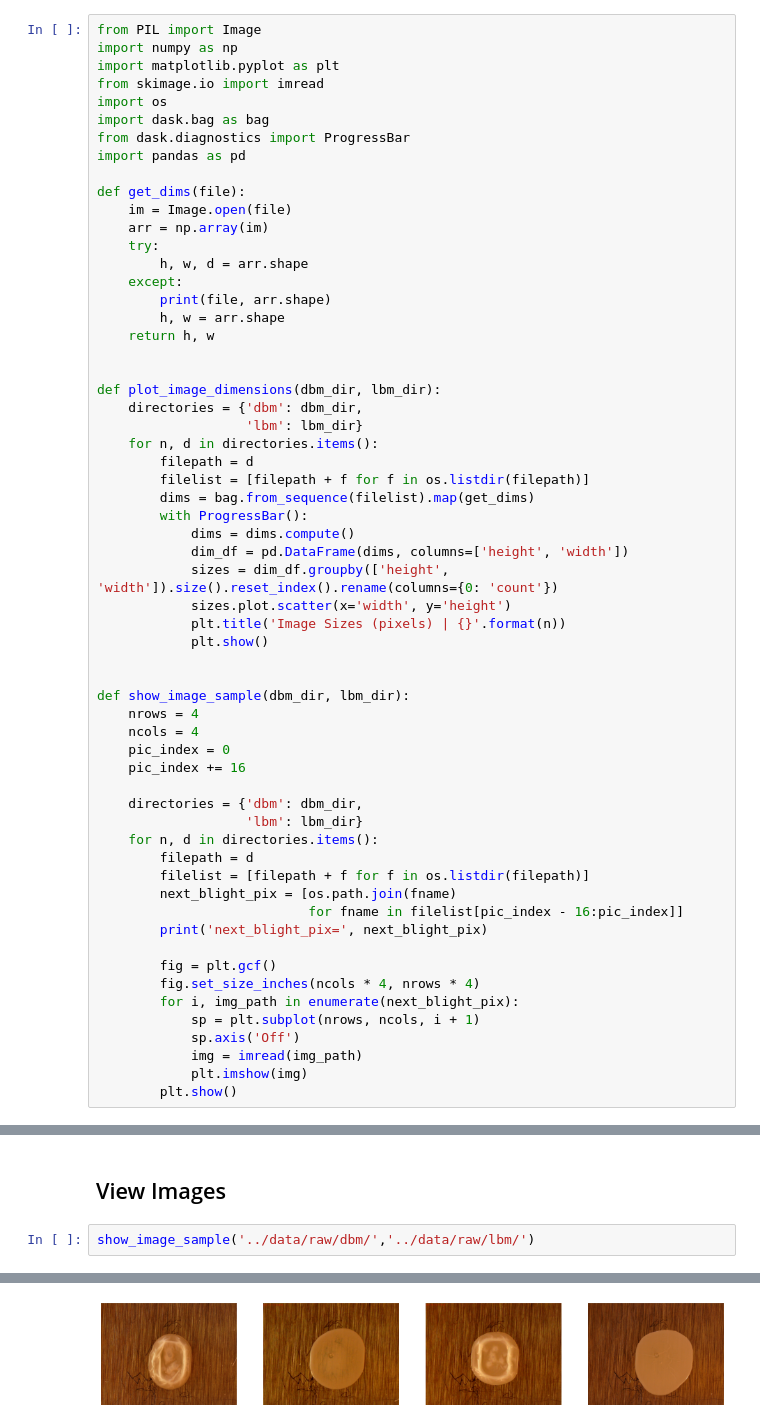
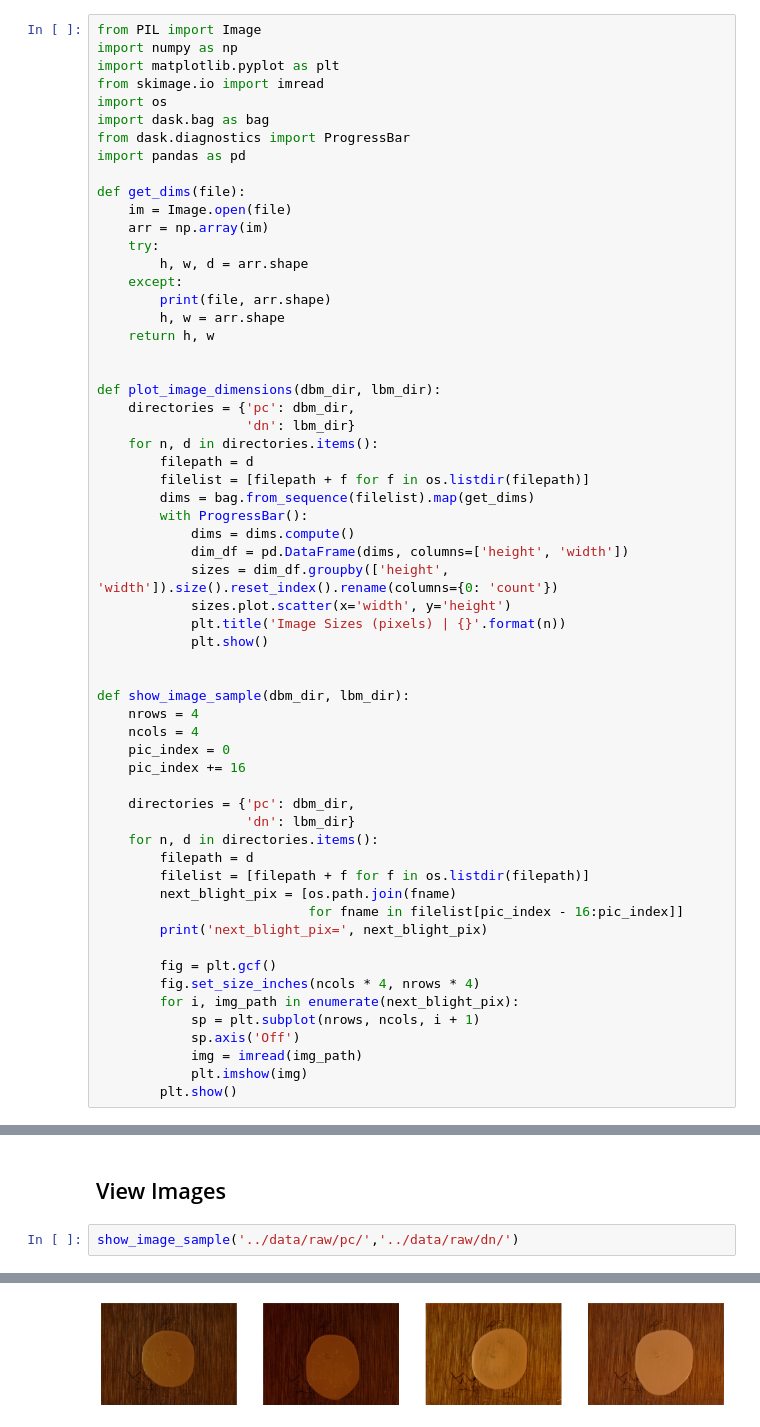
Before and after one commit to liubruce/milk_cls, a Jupyter notebook: notebooks/1.0-bl-initial-data-exploration.ipynb, the cells around one changed output, grey strips where cells are left out. Cells and saved outputs as stored; diff of their text form.

```diff
--- a/notebooks/1.0-bl-initial-data-exploration.ipynb
+++ b/notebooks/1.0-bl-initial-data-exploration.ipynb
@@ -20,8 +20,8 @@ def get_dims(file):
 
 
 def plot_image_dimensions(dbm_dir, lbm_dir):
-    directories = {'dbm': dbm_dir,
-                   'lbm': lbm_dir}
+    directories = {'pc': dbm_dir,
+                   'dn': lbm_dir}
     for n, d in directories.items():
         filepath = d
         filelist = [filepath + f for f in os.listdir(filepath)]
@@ -41,8 +41,8 @@ def show_image_sample(dbm_dir, lbm_dir):
     pic_index = 0
     pic_index += 16
 
-    directories = {'dbm': dbm_dir,
-                   'lbm': lbm_dir}
+    directories = {'pc': dbm_dir,
+                   'dn': lbm_dir}
     for n, d in directories.items():
         filepath = d
         filelist = [filepath + f for f in os.listdir(filepath)]
@@ -70,5 +70,5 @@ plot_image_dimensions('../data/raw/dbm/','../data/raw/lbm/')
 # %% [markdown]
 ## View Images
 # %%
-show_image_sample('../data/raw/dbm/','../data/raw/lbm/')
+show_image_sample('../data/raw/pc/','../data/raw/dn/')
 # %% [output]
@@ -76 +76 @@ next_blight_pix= ['../data/raw/dbm/DBM_90_13Jan_DN.jpg', '../data/raw/dbm/DBM_55
-[figure, old version]
+[figure, new version]
```
Also changed, not shown: parts of 2 cells of this notebook, 3 other files.
